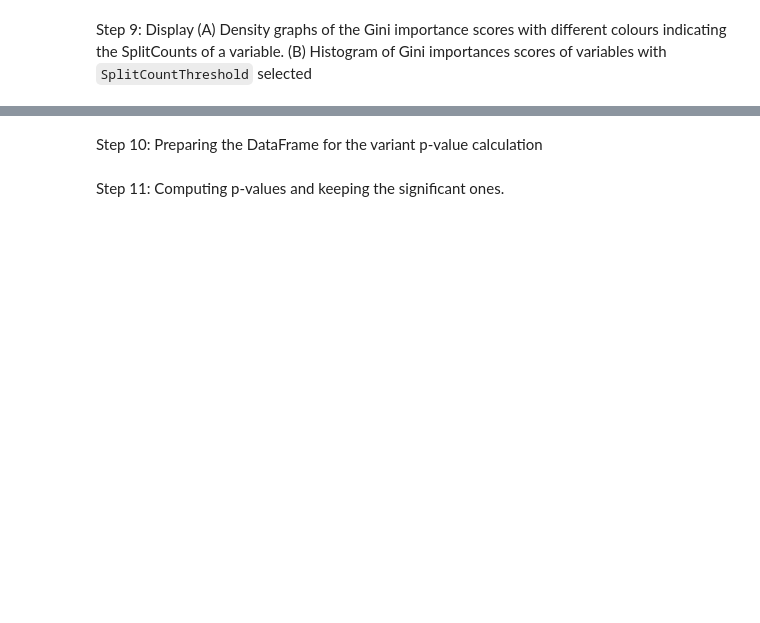
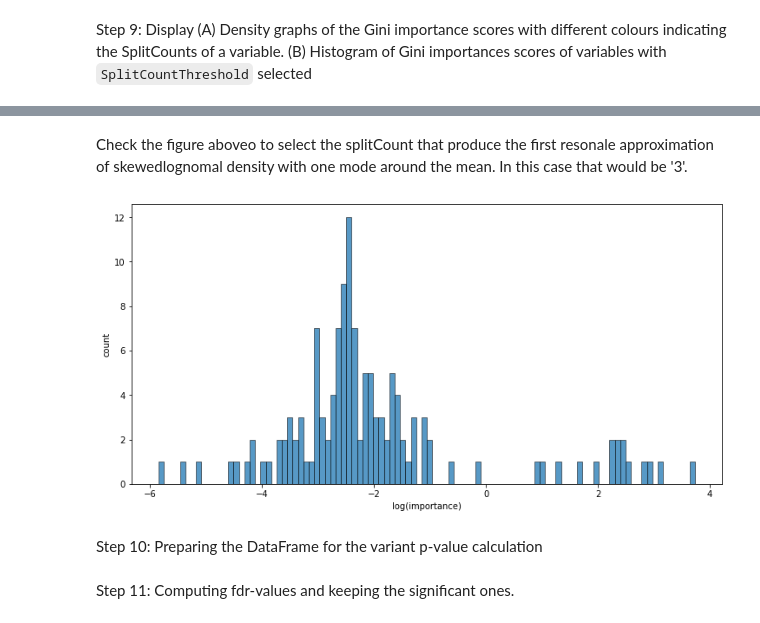
Before and after one commit to aehrc/VariantSpark, a Jupyter notebook: examples/computing_p-value_example.ipynb, the cells around one changed output, grey strips where cells are left out. Drawn from its saved outputs; the diff is of its cells as text; code cells hidden in the pictures; blank space fills up the shorter version.

```diff
--- a/examples/computing_p-value_example.ipynb
+++ b/examples/computing_p-value_example.ipynb
@@ -80,6 +143,7 @@ class PValueCalculator:
                         ax = ax, c=c, bw_adjust=0.5) #bw low show sharper distributions
 
 
+        #TODO: Enable
         #ax.legend(labels=range(1,n_lines), bbox_to_anchor=(1,1))
         ax.set_xlabel(xLabel)
         ax.set_ylabel(yLabel)
@@ -87,18 +151,18 @@ class PValueCalculator:
 
     def plot_log_hist(self, ax, split_count, bins = 100,
                           xLabel = 'log(importance)', yLabel = 'count'):
-        # check preconditions
+        # check preconditions like the value of split count threshold
         df = self._df
         sns.histplot(df.logImportance[df.splitCount >= split_count], ax = ax, bins=bins)
         ax.set_xlabel(xLabel)
         ax.set_ylabel(yLabel)
 
 
-    def compute_p_values(self, countThreshold = 2, pValue = 0.05, **kwargs):
+    def compute_fdr(self, countThreshold = 2, fdr_cutoff = 0.05, **kwargs):
+        # check preconditions
         impDfWithLog = self._df[self._df.splitCount >= countThreshold]
-        pValueResult = run_it_importances(impDfWithLog.logImportance, pValue)
-        #return impDfWithLog.assign(pValue =  pValueResult['ppp'])
-        return (impDfWithLog.assign(pvalue = pValueResult['ppp']), pValueResult)
+        pValueResult = run_it_importances(impDfWithLog.logImportance, fdr_cutoff)
+        return (impDfWithLog.assign(pvalue = pValueResult.ppp), pValueResult)
 
 
     def find_split_count_th(self, min_split_count = 1, max_split_count=6, ntrials=1000):
@@ -138,9 +206,13 @@ plt.show()
+# %% [markdown]
+Check the figure aboveo to select the splitCount that produce the first resonale approximation of skewedlognomal density with one mode around the mean. In this case that would be '3'.
 # %%
 fig, ax2 = plt.subplots(figsize=(10, 5), layout='constrained')
-pValCalc.plot_log_hist(ax2, 2)
+pValCalc.plot_log_hist(ax2, 3)
 plt.show()
+# %% [output]
+[figure, added]
 # %% [markdown]
 Step 10: Preparing the DataFrame for the variant p-value calculation
 # %% [markdown]
-Step 11: Computing p-values and keeping the significant ones.
+Step 11: Computing fdr-values and keeping the significant ones.
 # %%
```
Also changed, not shown: parts of 9 cells of this notebook, 1 other file.
